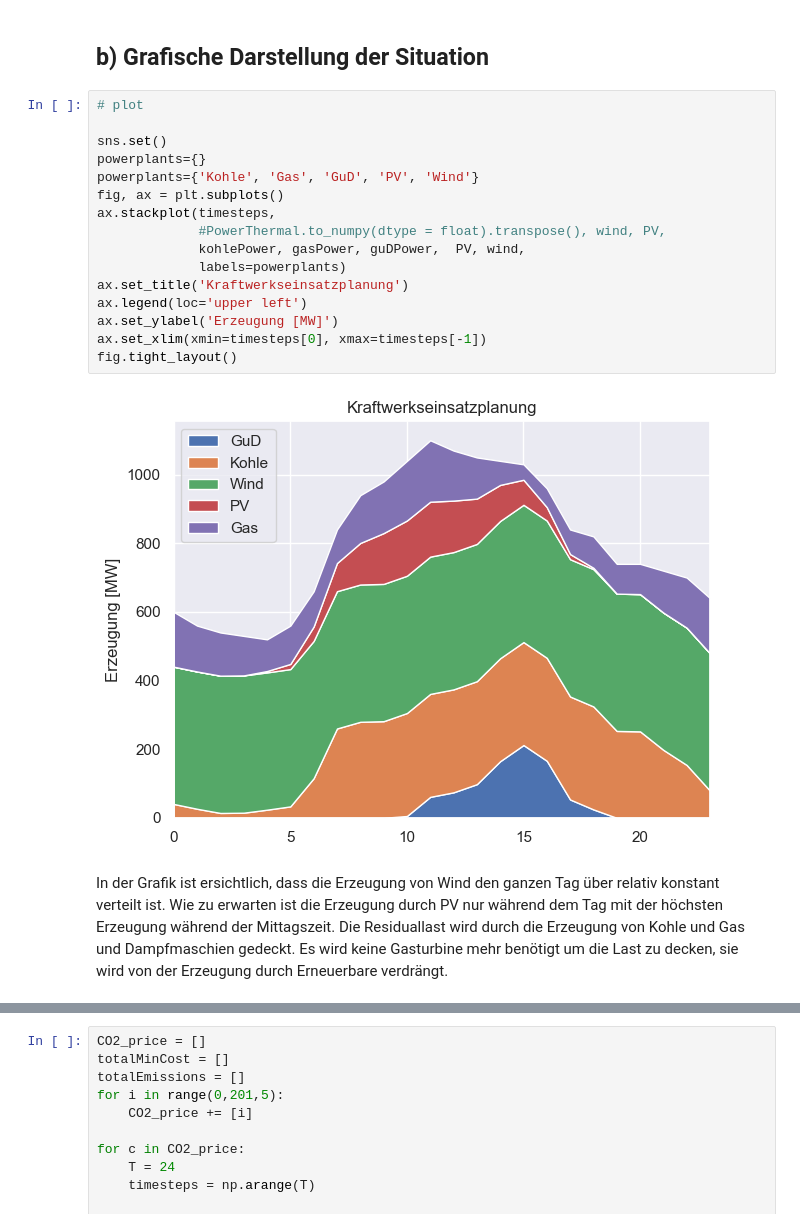
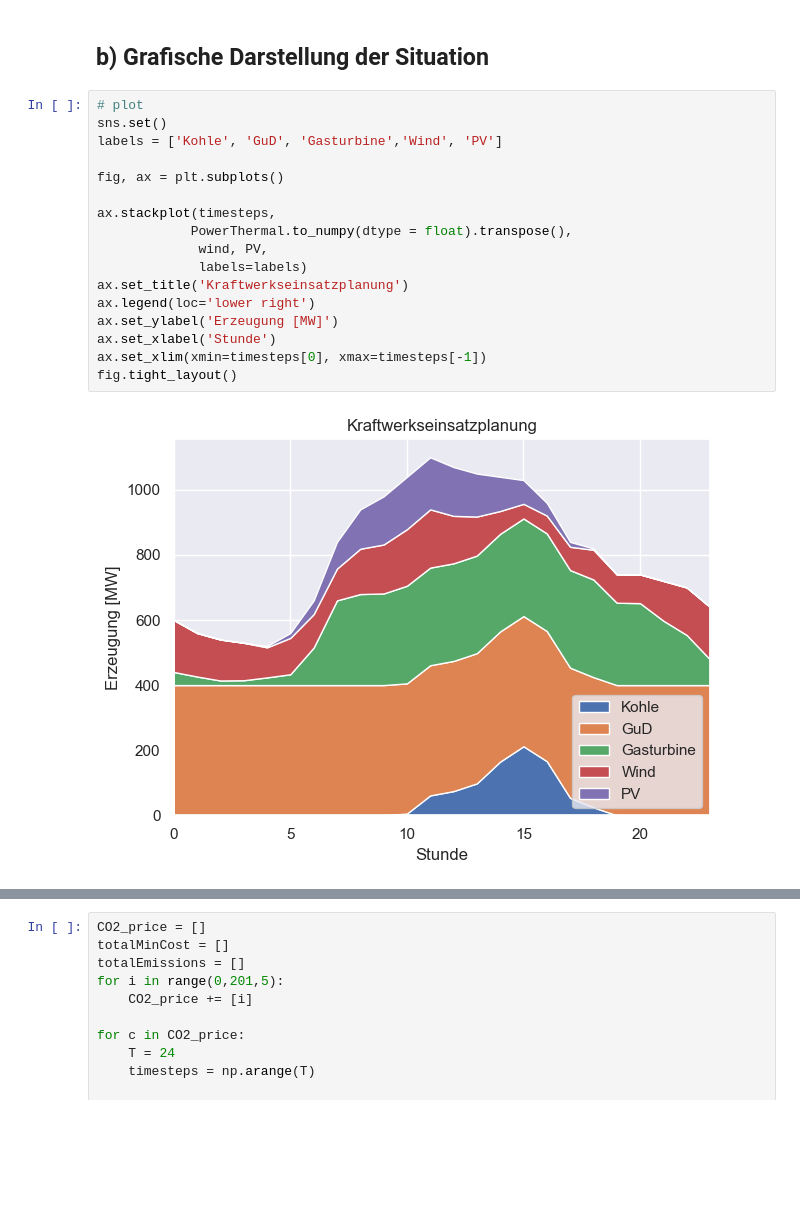
Before and after one commit to tmaerz/Energiemodelle-und-Analysen, a Jupyter notebook: Kraftwerkseinsatz_3.4_Gruppe3.ipynb, the cells around one changed output, grey strips where cells are left out. Drawn from its saved outputs; the diff is of its cells as text; blank space fills up the shorter version.

```diff
--- a/Kraftwerkseinsatz_3.4_Gruppe3.ipynb
+++ b/Kraftwerkseinsatz_3.4_Gruppe3.ipynb
@@ -120,21 +119,20 @@ Gesamte CO2 Emissionen 6406.794180092761 tCO2
 ## b) Grafische Darstellung der Situation
 # %%
 # plot
+sns.set()
+labels = ['Kohle', 'GuD', 'Gasturbine','Wind', 'PV']
 
-sns.set()
-powerplants={}
-powerplants={'Kohle', 'Gas', 'GuD', 'PV', 'Wind'}
 fig, ax = plt.subplots()
+
 ax.stackplot(timesteps,
-             #PowerThermal.to_numpy(dtype = float).transpose(), wind, PV,
-             kohlePower, gasPower, guDPower,  PV, wind,
-             labels=powerplants)
+            PowerThermal.to_numpy(dtype = float).transpose(),
+             wind, PV,
+             labels=labels)
 ax.set_title('Kraftwerkseinsatzplanung')
-ax.legend(loc='upper left')
+ax.legend(loc='lower right')
 ax.set_ylabel('Erzeugung [MW]')
+ax.set_xlabel('Stunde')
 ax.set_xlim(xmin=timesteps[0], xmax=timesteps[-1])
 fig.tight_layout()
 # %% [output]
-[figure, old version]
+[figure, new version]
-# %% [markdown]
-In der Grafik ist ersichtlich, dass die Erzeugung von Wind den ganzen Tag über relativ konstant verteilt ist. Wie zu erwarten ist die Erzeugung durch PV nur während dem Tag mit der höchsten Erzeugung während der Mittagszeit. Die Residuallast wird durch die Erzeugung von Kohle und Gas und Dampfmaschien gedeckt. Es wird keine Gasturbine mehr benötigt um die Last zu decken, sie wird von der Erzeugung durch Erneuerbare verdrängt.
```
Also changed, not shown: parts of 5 cells of this notebook, 3 other files.
